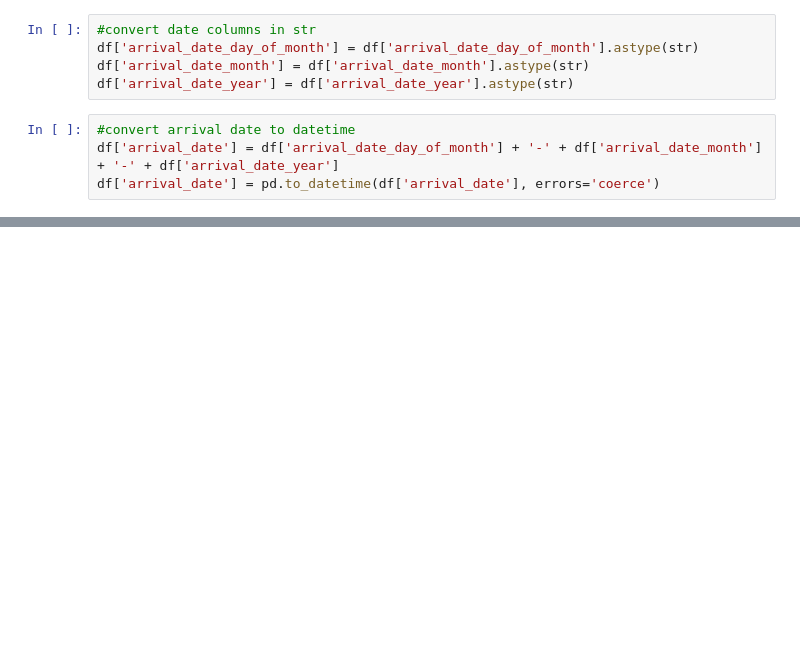
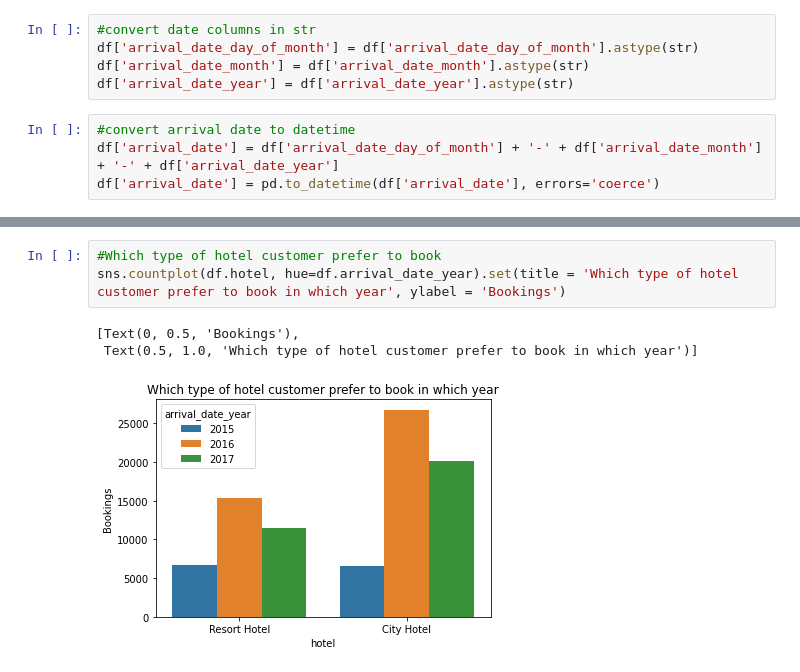
Before and after one commit to armanalam6342/Hotel-Booking-Analysis, a Jupyter notebook: Hotel_Booking_Analysis_Capstone_Project.ipynb, the cells around one changed output, grey strips where cells are left out. Drawn from its saved outputs; the diff is of its cells as text; blank space fills up the shorter version.

```diff
--- a/Hotel_Booking_Analysis_Capstone_Project.ipynb
+++ b/Hotel_Booking_Analysis_Capstone_Project.ipynb
@@ -240,0 +248,7 @@ df['arrival_date'] = pd.to_datetime(df['arrival_date'], errors='coerce')
+# %%
+#Which type of hotel customer prefer to book
+sns.countplot(df.hotel, hue=df.arrival_date_year).set(title = 'Which type of hotel customer prefer to book in which year', ylabel = 'Bookings')
+# %% [output]
+[Text(0, 0.5, 'Bookings'),
+ Text(0.5, 1.0, 'Which type of hotel customer prefer to book in which year')]
+[figure, added]
```
Also changed, not shown: parts of 8 cells of this notebook.
